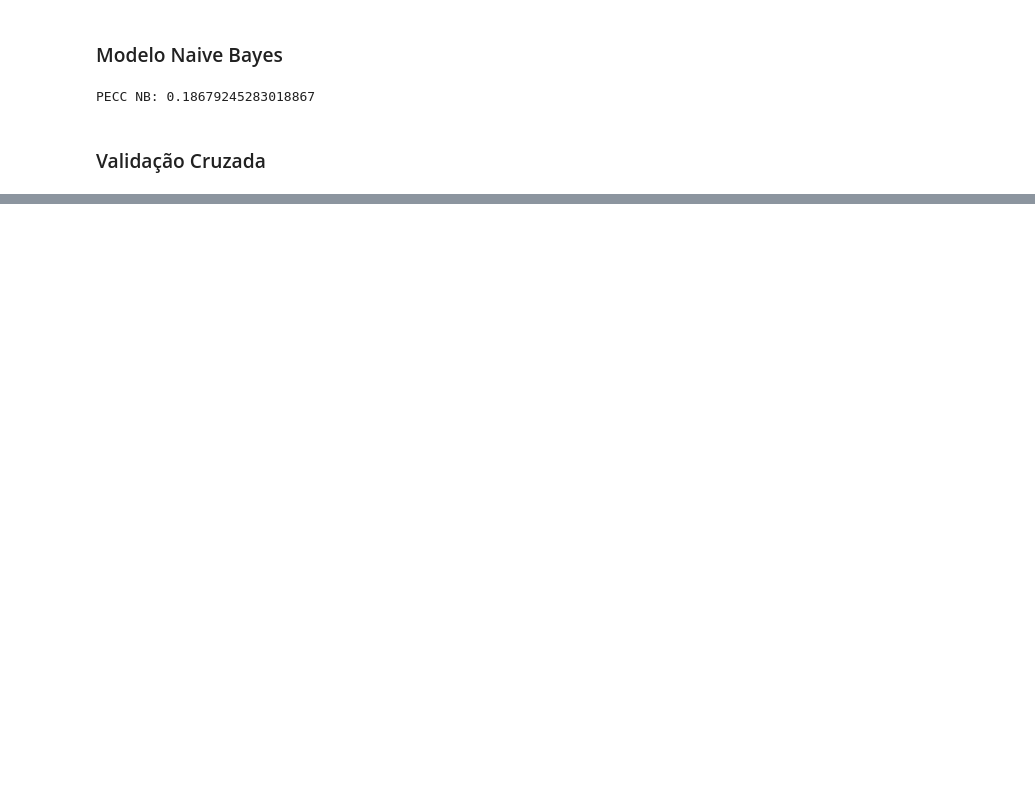
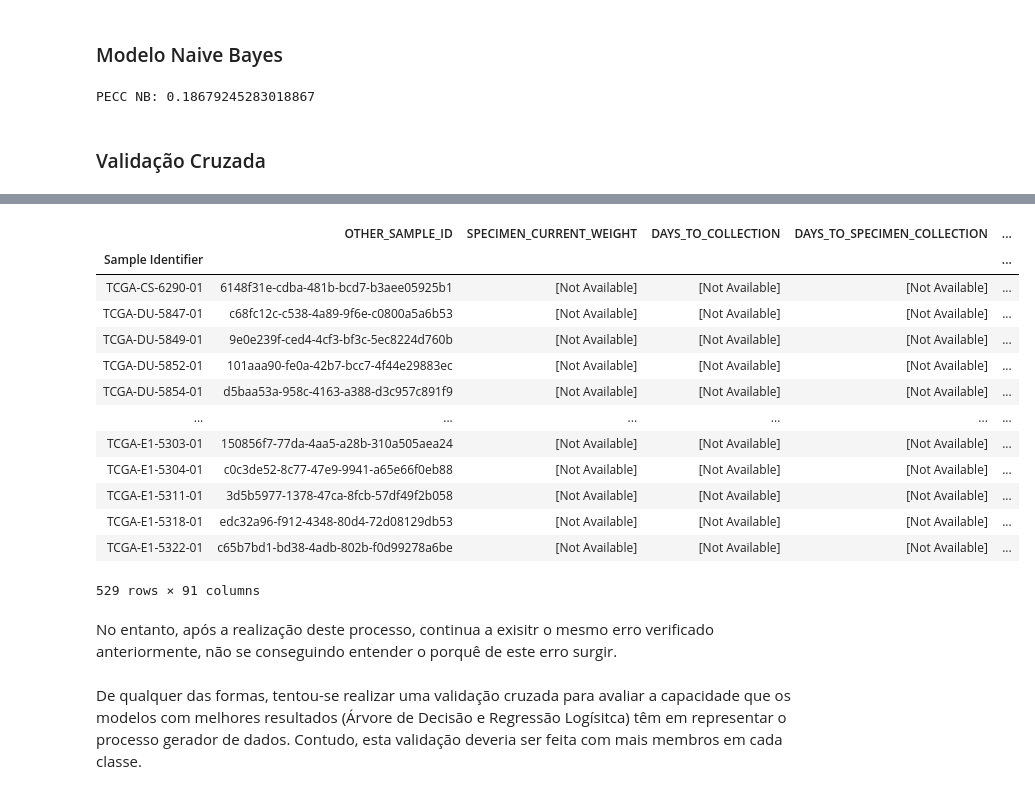
Before and after one commit to anaalexoliveira/Bioinformatica_Glioma, a Jupyter notebook: Glioma_Analysis.ipynb, the cells around one changed output, grey strips where cells are left out. Saved outputs shown, nothing was run; the diff lists cells and outputs as text; code cells hidden in the pictures; blank space fills up the shorter version.

```diff
--- a/Glioma_Analysis.ipynb
+++ b/Glioma_Analysis.ipynb
@@ -720,0 +783,21 @@ print(scores_log.mean())
+# %%
+new_unified_meta.dropna()
+# %% [output]
+|  | OTHER_SAMPLE_ID | SPECIMEN_CURRENT_WEIGHT | DAYS_TO_COLLECTION | DAYS_TO_SPECIMEN_COLLECTION | ... |
+| Sample Identifier |  |  |  |  | ... |
+| TCGA-CS-6290-01 | 6148f31e-cdba-481b-bcd7-b3aee05925b1 | [Not Available] | [Not Available] | [Not Available] | ... |
+| TCGA-DU-5847-01 | c68fc12c-c538-4a89-9f6e-c0800a5a6b53 | [Not Available] | [Not Available] | [Not Available] | ... |
+| TCGA-DU-5849-01 | 9e0e239f-ced4-4cf3-bf3c-5ec8224d760b | [Not Available] | [Not Available] | [Not Available] | ... |
+| TCGA-DU-5852-01 | 101aaa90-fe0a-42b7-bcc7-4f44e29883ec | [Not Available] | [Not Available] | [Not Available] | ... |
+| TCGA-DU-5854-01 | d5baa53a-958c-4163-a388-d3c957c891f9 | [Not Available] | [Not Available] | [Not Available] | ... |
+| ... | ... | ... | ... | ... | ... |
+| TCGA-E1-5303-01 | 150856f7-77da-4aa5-a28b-310a505aea24 | [Not Available] | [Not Available] | [Not Available] | ... |
+| TCGA-E1-5304-01 | c0c3de52-8c77-47e9-9941-a65e66f0eb88 | [Not Available] | [Not Available] | [Not Available] | ... |
+| TCGA-E1-5311-01 | 3d5b5977-1378-47ca-8fcb-57df49f2b058 | [Not Available] | [Not Available] | [Not Available] | ... |
+| TCGA-E1-5318-01 | edc32a96-f912-4348-80d4-72d08129db53 | [Not Available] | [Not Available] | [Not Available] | ... |
+| TCGA-E1-5322-01 | c65b7bd1-bd38-4adb-802b-f0d99278a6be | [Not Available] | [Not Available] | [Not Available] | ... |
+529 rows × 91 columns
+# %% [markdown]
+No entanto, após a realização deste processo, continua a exisitr o mesmo erro verificado anteriormente, não se conseguindo entender o porquê de este erro surgir.
+# %% [markdown]
+De qualquer das formas, tentou-se realizar uma validação cruzada para avaliar a capacidade que os modelos com melhores resultados (Árvore de Decisão e Regressão Logísitca) têm em representar o processo gerador de dados. Contudo, esta validação deveria ser feita com mais membros em cada classe.
```
Also changed, not shown: parts of 35 cells of this notebook.
